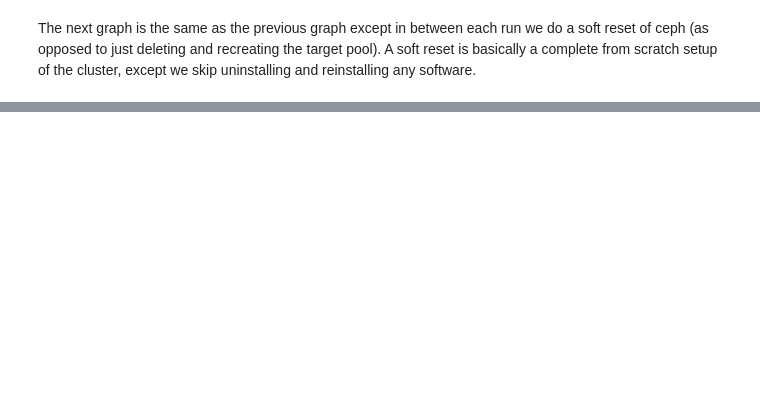
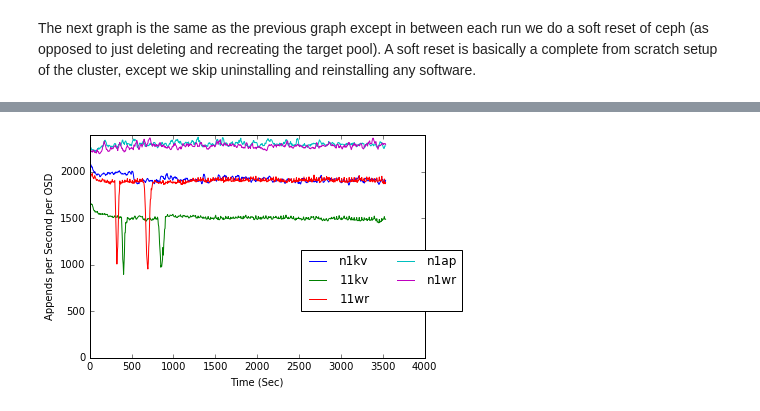
Before and after one commit to michaelsevilla/zlog-popper, a Jupyter notebook: experiments/librados-sweep/visualize.ipynb, the cells around one changed output, grey strips where cells are left out. Drawn from its saved outputs; the diff is of its cells as text; code cells hidden in the pictures; blank space fills up the shorter version.

```diff
--- a/experiments/librados-sweep/visualize.ipynb
+++ b/experiments/librados-sweep/visualize.ipynb
@@ -93,0 +94,8 @@ plt.savefig('output.soft.reset.2hr.png', dpi=300, bbox_inches='tight')
+# %%
+traces = glob.glob('results.pd.vanilla_firefly.node0.05-14-2016_20-05-15/*.log')
+ax = plot_traces(list(traces), 'output.soft.reset.2hr', finish=False)
+ax.set_ylim(ymin=0)
+lgd = ax.legend(loc='best', ncol=2, bbox_to_anchor=(0.60,0.52), bbox_transform=plt.gcf().transFigure)
+plt.savefig('output.soft.reset.2hr.png', dpi=300, bbox_inches='tight')
+# %% [output]
+[figure, added]
```
Also changed, not shown: parts of 3 cells of this notebook.
